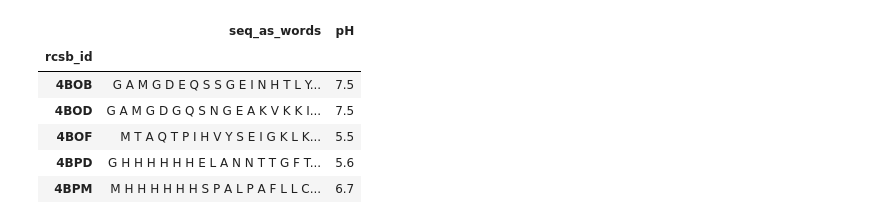
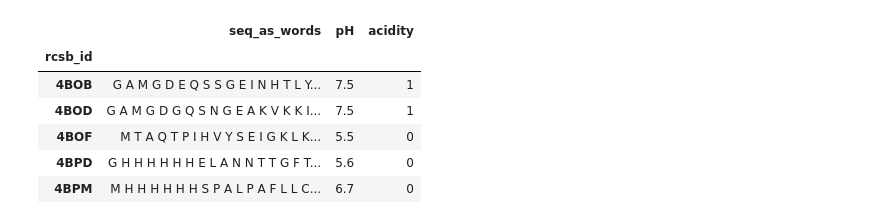
Before and after one commit to wis-janusz/xcf, a Jupyter notebook: notebooks/4.0-wj-pHpred-baseline-model.ipynb, the cells around one changed output. Saved outputs shown, nothing was run; the diff lists cells and outputs as text; code cells hidden in the pictures.

```diff
--- a/notebooks/4.0-wj-pHpred.ipynb
+++ b/notebooks/4.0-wj-pHpred-baseline-model.ipynb
@@ -21,18 +25,25 @@ BASELINE_EPOCHS = 10
 MASK_RATE = 0.25
 PREDICTIONS_PER_SEQ = 32
 # %%
+def classify_acidity(x):
+    if x <= 7.0:
+        return '0'
+    elif x > 7.0:
+        return '1'
+
 data = xcf.load_data_from_db('data_pHpred_from_data_raw_2023-04-07', mode = 'clean')
 data['seq_as_words'] = data['sequence'].apply(lambda s: ' '.join([char for char in s]))
 data = data[['seq_as_words', 'pH']]
+data['acidity'] = data['pH'].apply(classify_acidity)
 data.head()
 # %% [output]
-|  | seq_as_words | pH |
-| rcsb_id |  |  |
-| 4BOB | G A M G D E Q S S G E I N H T L Y... | 7.5 |
-| 4BOD | G A M G D G Q S N G E A K V K K I... | 7.5 |
-| 4BOF | M T A Q T P I H V Y S E I G K L K... | 5.5 |
-| 4BPD | G H H H H H H E L A N N T T G F T... | 5.6 |
-| 4BPM | M H H H H H H S P A L P A F L L C... | 6.7 |
+|  | seq_as_words | pH | acidity |
+| rcsb_id |  |  |  |
+| 4BOB | G A M G D E Q S S G E I N H T L Y... | 7.5 | 1 |
+| 4BOD | G A M G D G Q S N G E A K V K K I... | 7.5 | 1 |
+| 4BOF | M T A Q T P I H V Y S E I G K L K... | 5.5 | 0 |
+| 4BPD | G H H H H H H E L A N N T T G F T... | 5.6 | 0 |
+| 4BPM | M H H H H H H S P A L P A F L L C... | 6.7 | 0 |
 # %%
 data_train, data_val, data_test = xcf.split_df(data)
 
```
Also changed, not shown: parts of 11 cells of this notebook, 4 other files.
